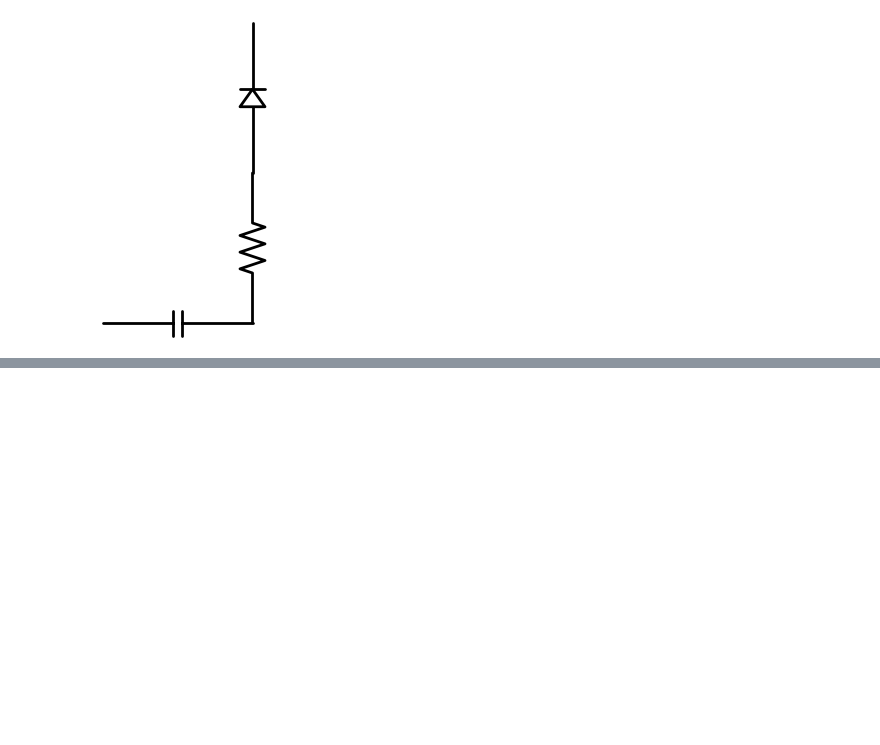
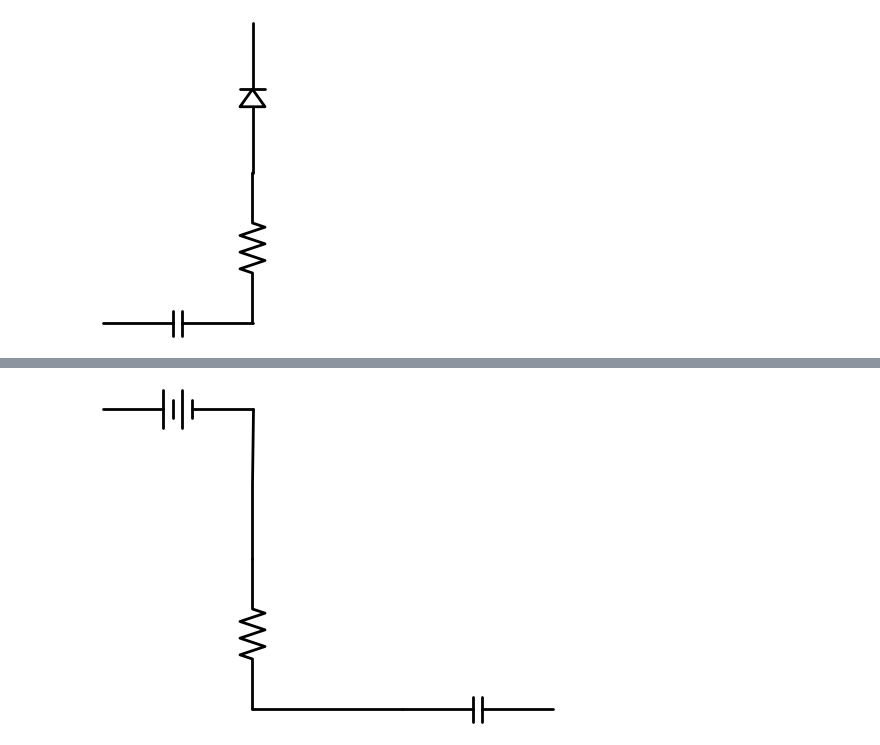
Before and after one commit to LaboratoryPatternRecognition/CircuitElectronics, a Jupyter notebook: _sources/Circuit_Electronics/SchemDrawGuide.ipynb, the cells around one changed output, grey strips where cells are left out. Drawn from its saved outputs; the diff is of its cells as text; code cells hidden in the pictures; blank space fills up the shorter version.

```diff
--- a/_sources/Circuit_Electronics/SchemDrawGuide.ipynb
+++ b/_sources/Circuit_Electronics/SchemDrawGuide.ipynb
@@ -351,0 +161,12 @@ TypeError: Element._place() missing 1 required positional argument: 'dwgtheta'
+# %%
+import schemdraw
+import schemdraw.elements as elm
+
+with schemdraw.Drawing() as d:
+    d += elm.Battery()  # Add a battery
+    d += elm.Line().down()  # Draw a line downward
+    d += elm.Resistor()  # Connect a resistor
+    d += elm.Line().right()  # Draw a line to the right
+    d += elm.Capacitor()  # Connect a capacitor
+# %% [output]
+[figure, added]
```
Also changed, not shown: parts of 78 cells of this notebook, 47 other files.
